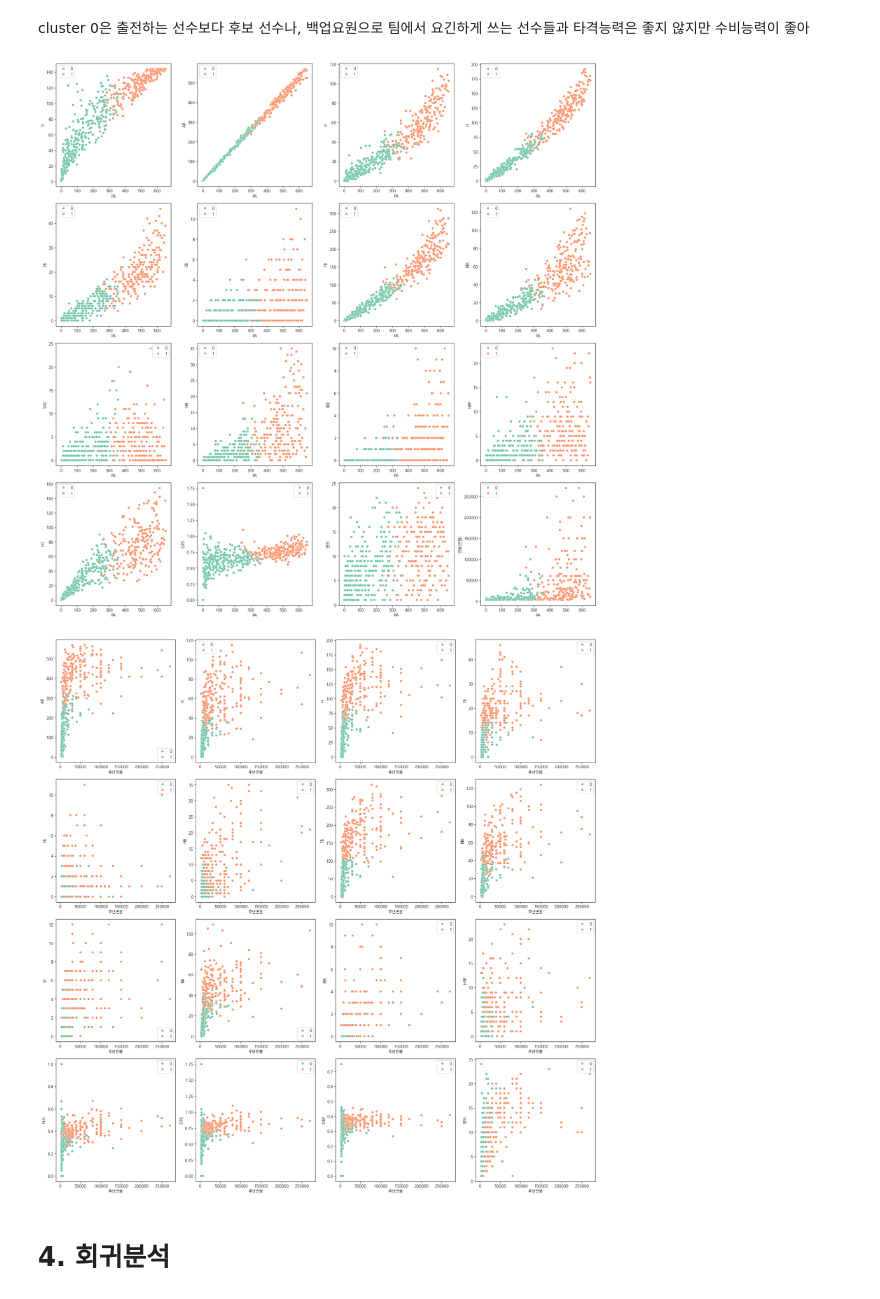
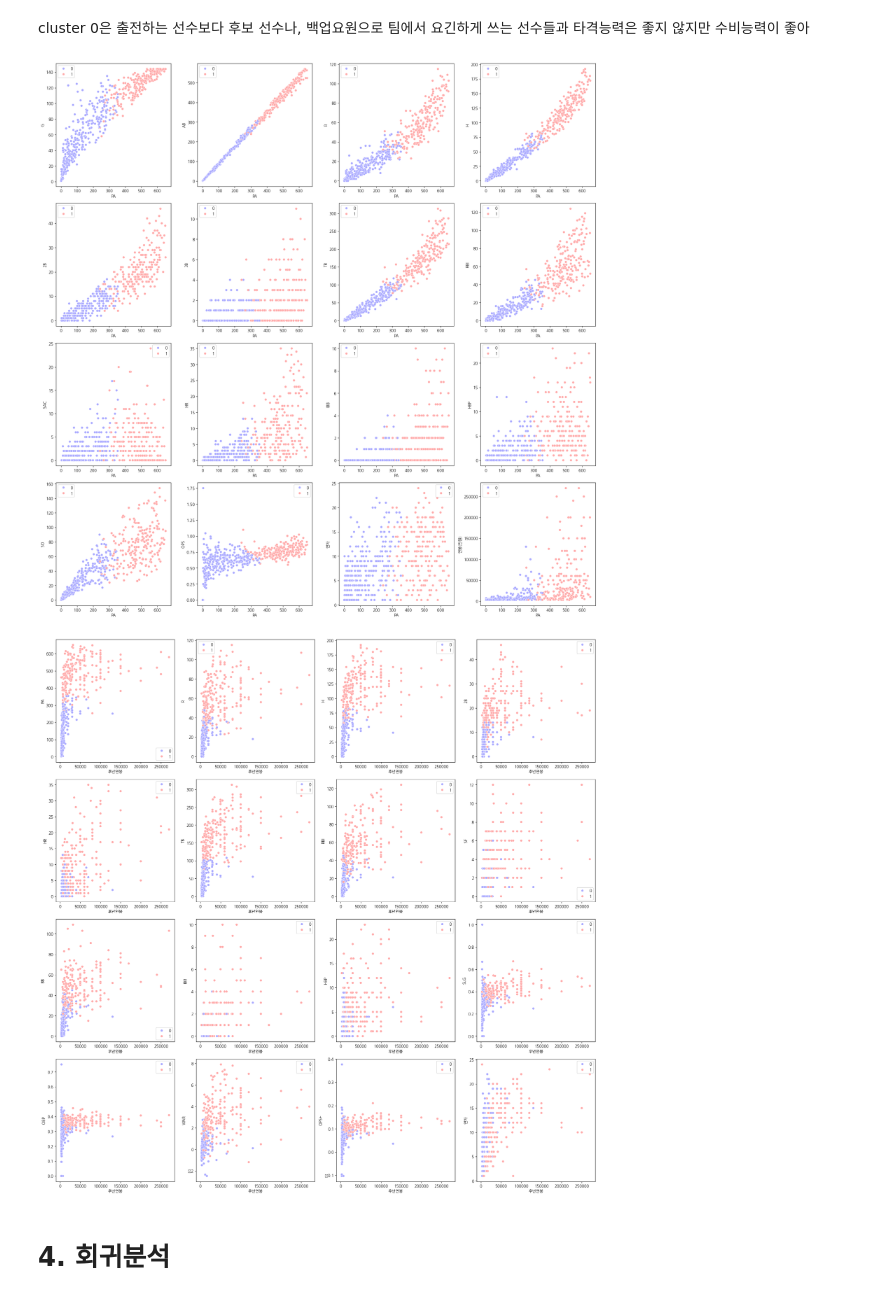
Before and after one commit to zefo38/kbo_salary, a Jupyter notebook: 06. Clustering EDA 및 modeling.ipynb, the cells around one changed output. Saved outputs shown, nothing was run; the diff lists cells and outputs as text; code cells hidden in the pictures.

```diff
--- a/06. Clustering EDA 및 modeling.ipynb
+++ b/06. Clustering EDA 및 modeling.ipynb
@@ -328,30 +344,30 @@ cluster 0은 출전하는 선수보다 후보 선수나, 백업요원으로 팀
 # %%
 col_n = 4
 row_n = 4
 fig, ax = plt.subplots(ncols=col_n, nrows=row_n, figsize=(20, row_n*5))
 # '3B','HR','SF','SO','BB','연차'
 df_eda = df_hitter[['G','AB','R','H','2B','3B','TB','RBI','SAC','HR','IBB','HBP','SO','OPS','연차','연봉(만원)','PA']]
 
 for i, col in enumerate(df_eda.columns[:-1]):
-  sns.scatterplot(x=df_eda['PA'], y=df_eda[col], data=df_eda, hue=kmeans.labels_, palette='Set2', ax=ax[int(i/col_n), int(i%col_n)])
+  sns.scatterplot(x=df_eda['PA'], y=df_eda[col], data=df_eda, hue=kmeans.labels_, palette='bwr', ax=ax[int(i/col_n), int(i%col_n)])
 
 plt.tight_layout()
 # %% [output]
-[figure, old version]
+[figure, new version]
 # %%
 col_n = 4
 row_n = 4
 fig, ax = plt.subplots(ncols=col_n, nrows=row_n, figsize=(20, row_n*5))
 
 # '3B','HR','SF','SO','BB','연차'
-df_eda = df_hitter[['AB','R','H','2B','3B','HR','TB','RBI','SF','BB','IBB','HBP','SLG','OPS','OBP','연차','후년연봉']]
+df_eda = df_hitter[['PA','R','H','2B','HR','TB','RBI','SF','BB','IBB','HBP','SLG','OBP','WAR','OPS+','연차','후년연봉']]
 
 for i, col in enumerate(df_eda.columns[:-1]):
-  sns.scatterplot(x=df_hitter['후년연봉'], y=df_hitter[col], data=df_hitter, hue=kmeans.labels_, palette='Set2', ax=ax[int(i/col_n), int(i%col_n)])
+  sns.scatterplot(x=df_hitter['후년연봉'], y=df_hitter[col], data=df_hitter, hue=kmeans.labels_, palette='bwr', ax=ax[int(i/col_n), int(i%col_n)])
 
 plt.tight_layout()
 # %% [output]
-[figure, old version]
+[figure, new version]
 # %%
 # col_n = 4
 # row_n = 4
```
Also changed, not shown: parts of 4 cells of this notebook, 2 other files.
